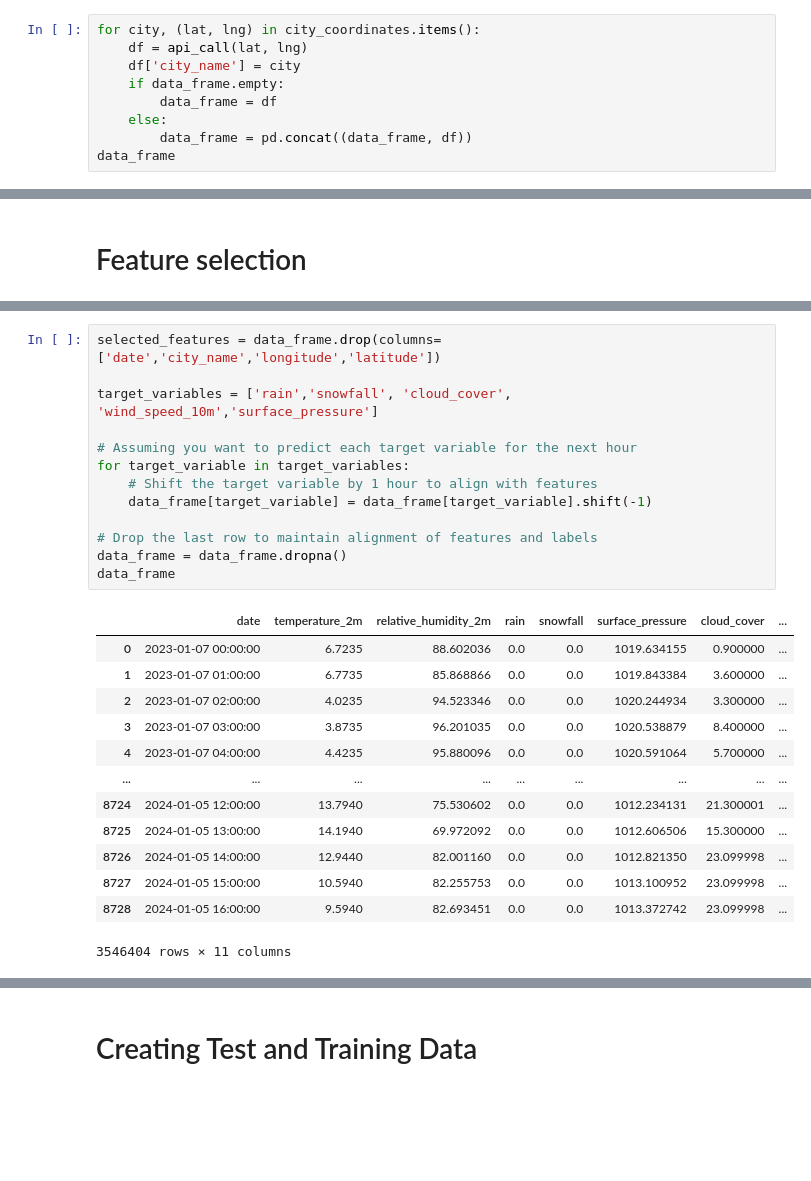
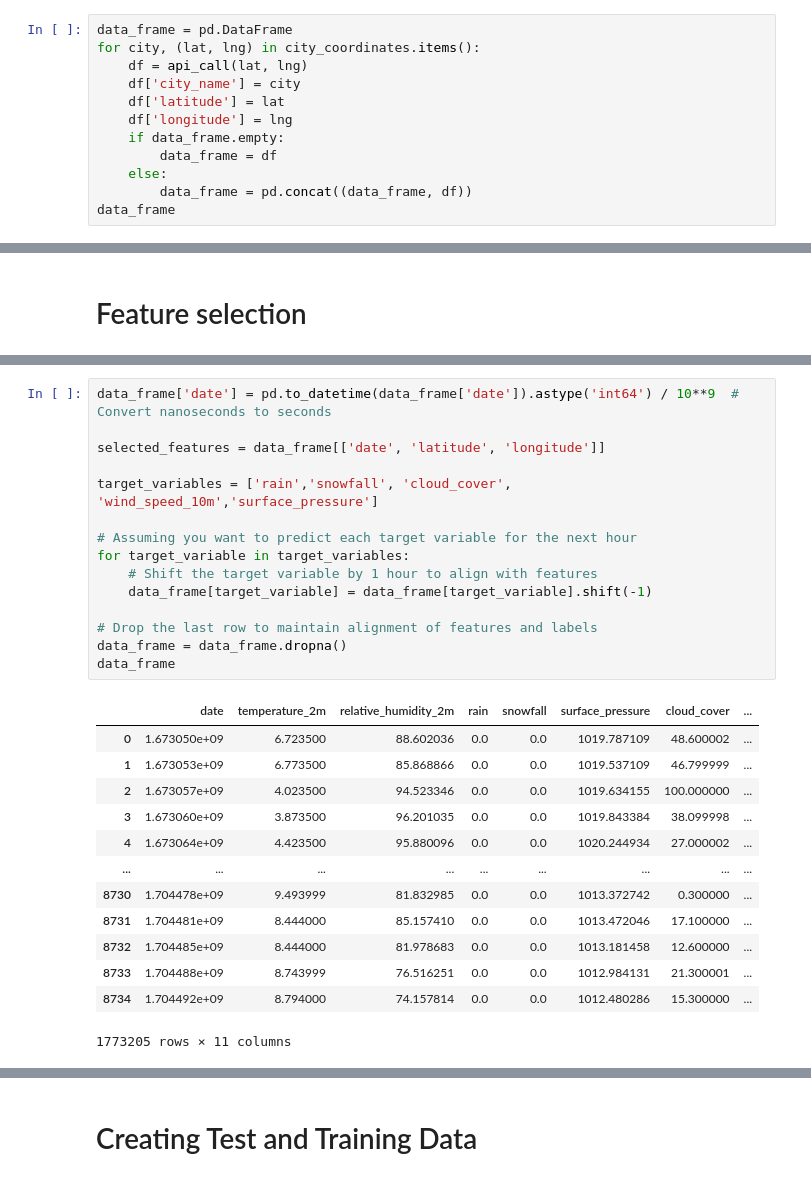
Before and after one commit to jbouveret18/Deep_Weather, a Jupyter notebook: Code.ipynb, the cells around one changed output, grey strips where cells are left out. Drawn from its saved outputs; the diff is of its cells as text; blank space fills up the shorter version.

```diff
--- a/Code.ipynb
+++ b/Code.ipynb
@@ -128,9 +128,12 @@ def api_call(lat,long):
 	hourly_dataframe = pd.DataFrame(data = hourly_data)
 	return hourly_dataframe
 # %%
+data_frame = pd.DataFrame
 for city, (lat, lng) in city_coordinates.items():
     df = api_call(lat, lng)
     df['city_name'] = city
+    df['latitude'] = lat
+    df['longitude'] = lng
     if data_frame.empty:
         data_frame = df
     else:
@@ -181,30 +191,32 @@ data_frame.head()
 # %%
-selected_features = data_frame.drop(columns=['date','city_name','longitude','latitude'])
+data_frame['date'] = pd.to_datetime(data_frame['date']).astype('int64') / 10**9  # Convert nanoseconds to seconds
+
+selected_features = data_frame[['date', 'latitude', 'longitude']]
 
 target_variables = ['rain','snowfall', 'cloud_cover', 'wind_speed_10m','surface_pressure']
 
 # Assuming you want to predict each target variable for the next hour
 for target_variable in target_variables:
     # Shift the target variable by 1 hour to align with features
     data_frame[target_variable] = data_frame[target_variable].shift(-1)
 
 # Drop the last row to maintain alignment of features and labels
 data_frame = data_frame.dropna()
 data_frame
 # %% [output]
 |  | date | temperature_2m | relative_humidity_2m | rain | snowfall | surface_pressure | cloud_cover | ... |
-| 0 | 2023-01-07 00:00:00 | 6.7235 | 88.602036 | 0.0 | 0.0 | 1019.634155 | 0.900000 | ... |
-| 1 | 2023-01-07 01:00:00 | 6.7735 | 85.868866 | 0.0 | 0.0 | 1019.843384 | 3.600000 | ... |
-| 2 | 2023-01-07 02:00:00 | 4.0235 | 94.523346 | 0.0 | 0.0 | 1020.244934 | 3.300000 | ... |
-| 3 | 2023-01-07 03:00:00 | 3.8735 | 96.201035 | 0.0 | 0.0 | 1020.538879 | 8.400000 | ... |
-| 4 | 2023-01-07 04:00:00 | 4.4235 | 95.880096 | 0.0 | 0.0 | 1020.591064 | 5.700000 | ... |
+| 0 | 1.673050e+09 | 6.723500 | 88.602036 | 0.0 | 0.0 | 1019.787109 | 48.600002 | ... |
+| 1 | 1.673053e+09 | 6.773500 | 85.868866 | 0.0 | 0.0 | 1019.537109 | 46.799999 | ... |
+| 2 | 1.673057e+09 | 4.023500 | 94.523346 | 0.0 | 0.0 | 1019.634155 | 100.000000 | ... |
+| 3 | 1.673060e+09 | 3.873500 | 96.201035 | 0.0 | 0.0 | 1019.843384 | 38.099998 | ... |
+| 4 | 1.673064e+09 | 4.423500 | 95.880096 | 0.0 | 0.0 | 1020.244934 | 27.000002 | ... |
 | ... | ... | ... | ... | ... | ... | ... | ... | ... |
-| 8724 | 2024-01-05 12:00:00 | 13.7940 | 75.530602 | 0.0 | 0.0 | 1012.234131 | 21.300001 | ... |
-| 8725 | 2024-01-05 13:00:00 | 14.1940 | 69.972092 | 0.0 | 0.0 | 1012.606506 | 15.300000 | ... |
-| 8726 | 2024-01-05 14:00:00 | 12.9440 | 82.001160 | 0.0 | 0.0 | 1012.821350 | 23.099998 | ... |
-| 8727 | 2024-01-05 15:00:00 | 10.5940 | 82.255753 | 0.0 | 0.0 | 1013.100952 | 23.099998 | ... |
-| 8728 | 2024-01-05 16:00:00 | 9.5940 | 82.693451 | 0.0 | 0.0 | 1013.372742 | 23.099998 | ... |
+| 8730 | 1.704478e+09 | 9.493999 | 81.832985 | 0.0 | 0.0 | 1013.372742 | 0.300000 | ... |
+| 8731 | 1.704481e+09 | 8.444000 | 85.157410 | 0.0 | 0.0 | 1013.472046 | 17.100000 | ... |
+| 8732 | 1.704485e+09 | 8.444000 | 81.978683 | 0.0 | 0.0 | 1013.181458 | 12.600000 | ... |
+| 8733 | 1.704488e+09 | 8.743999 | 76.516251 | 0.0 | 0.0 | 1012.984131 | 21.300001 | ... |
+| 8734 | 1.704492e+09 | 8.794000 | 74.157814 | 0.0 | 0.0 | 1012.480286 | 15.300000 | ... |
-3546404 rows × 11 columns
+1773205 rows × 11 columns
 # %%
 # Splitting features and labels
 X = data_frame[selected_features.columns]  # Features
```
Also changed, not shown: parts of 29 cells of this notebook.
